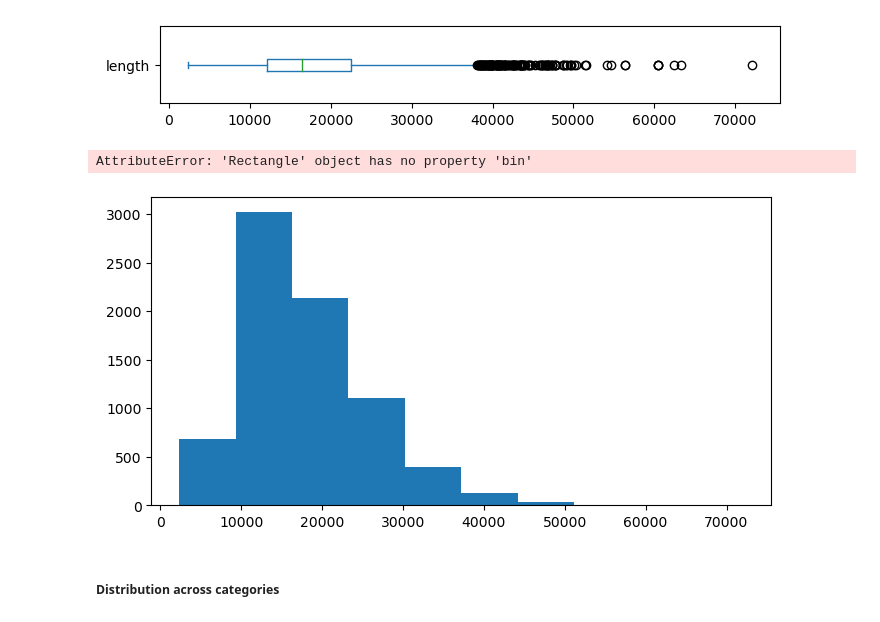
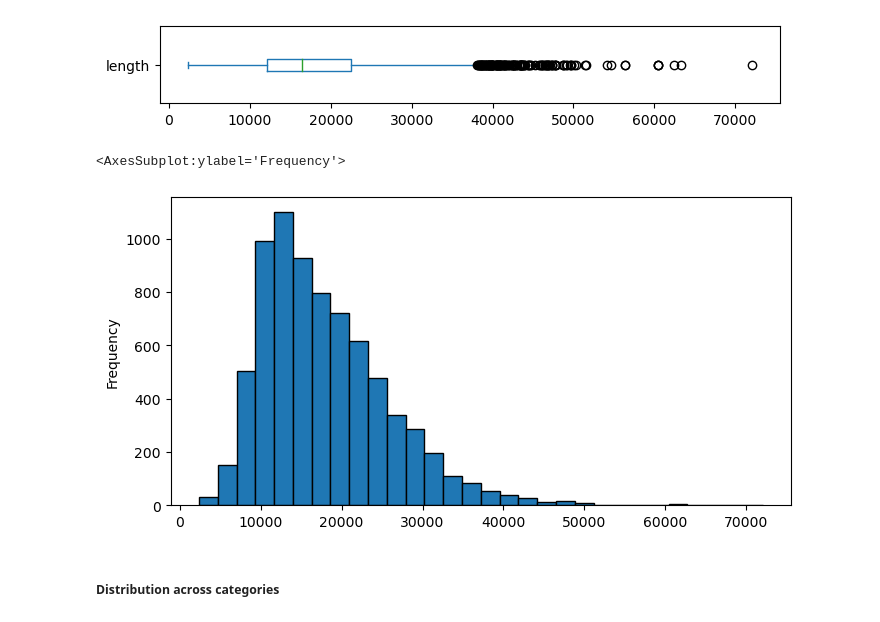
Before and after one commit to SamapanThongmee/CPE393_Text_Analytics, a Jupyter notebook: Lecture_2_Text_Visualization.ipynb, the cells around one changed output. Cells and saved outputs as stored; diff of their text form; code cells hidden in the pictures.

```diff
--- a/Lecture_2_Text_Visualization.ipynb
+++ b/Lecture_2_Text_Visualization.ipynb
@@ -97,10 +97,10 @@ df['length'].plot(kind='box', vert=False, figsize=(8,1))
 <AxesSubplot:>
 [figure]
 # %%
-df['length'].plot(kind='hist', bin=30, figsize=(8,4), edgecolor='k')
+df['length'].plot(kind='hist', bins=30, figsize=(8,4), edgecolor='k')
 # %% [output]
-AttributeError: 'Rectangle' object has no property 'bin'
+<AxesSubplot:ylabel='Frequency'>
-[figure, old version]
+[figure, new version]
 # %% [markdown]
 ##### <b>Distribution across categories</b>
 # %%
```
Also changed, not shown: parts of 3 cells of this notebook.
